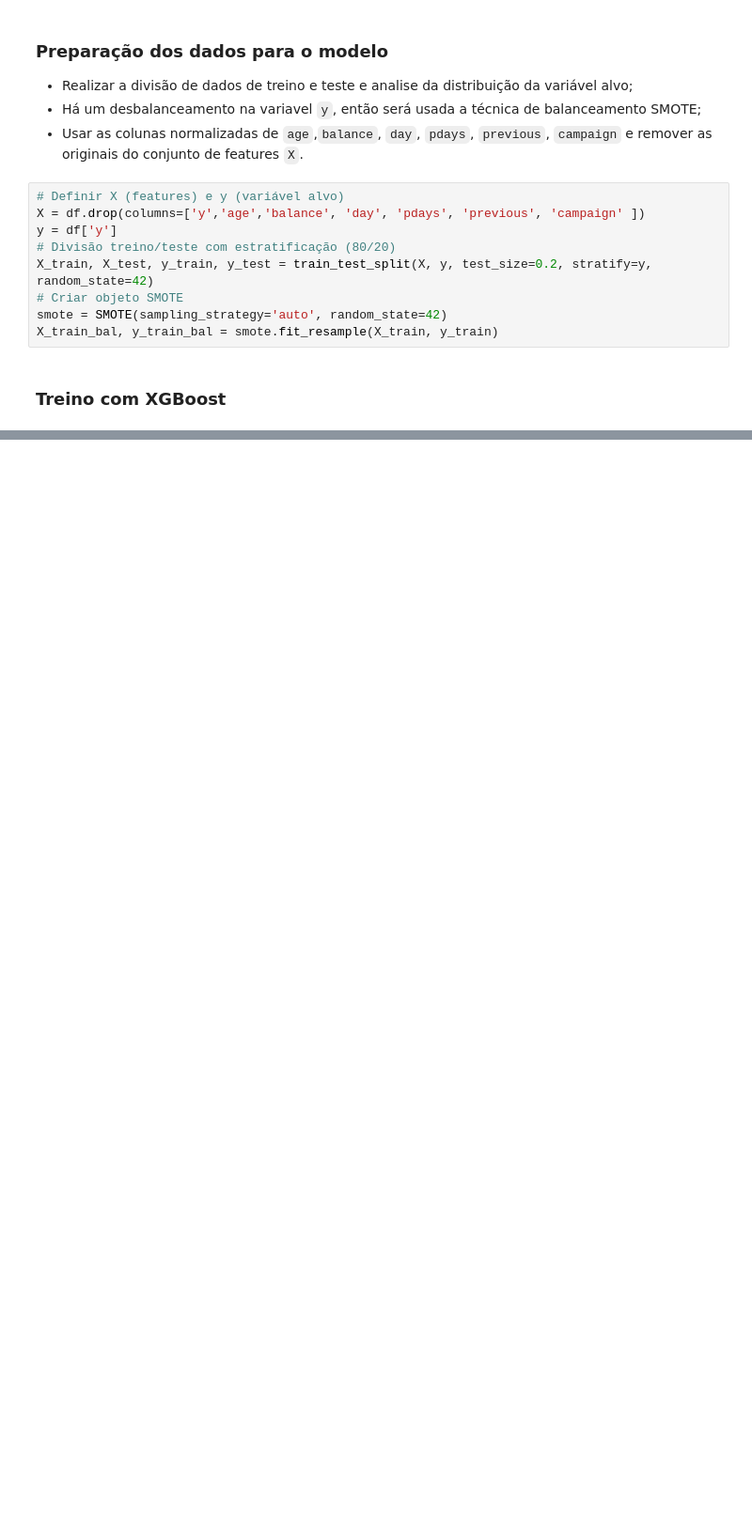
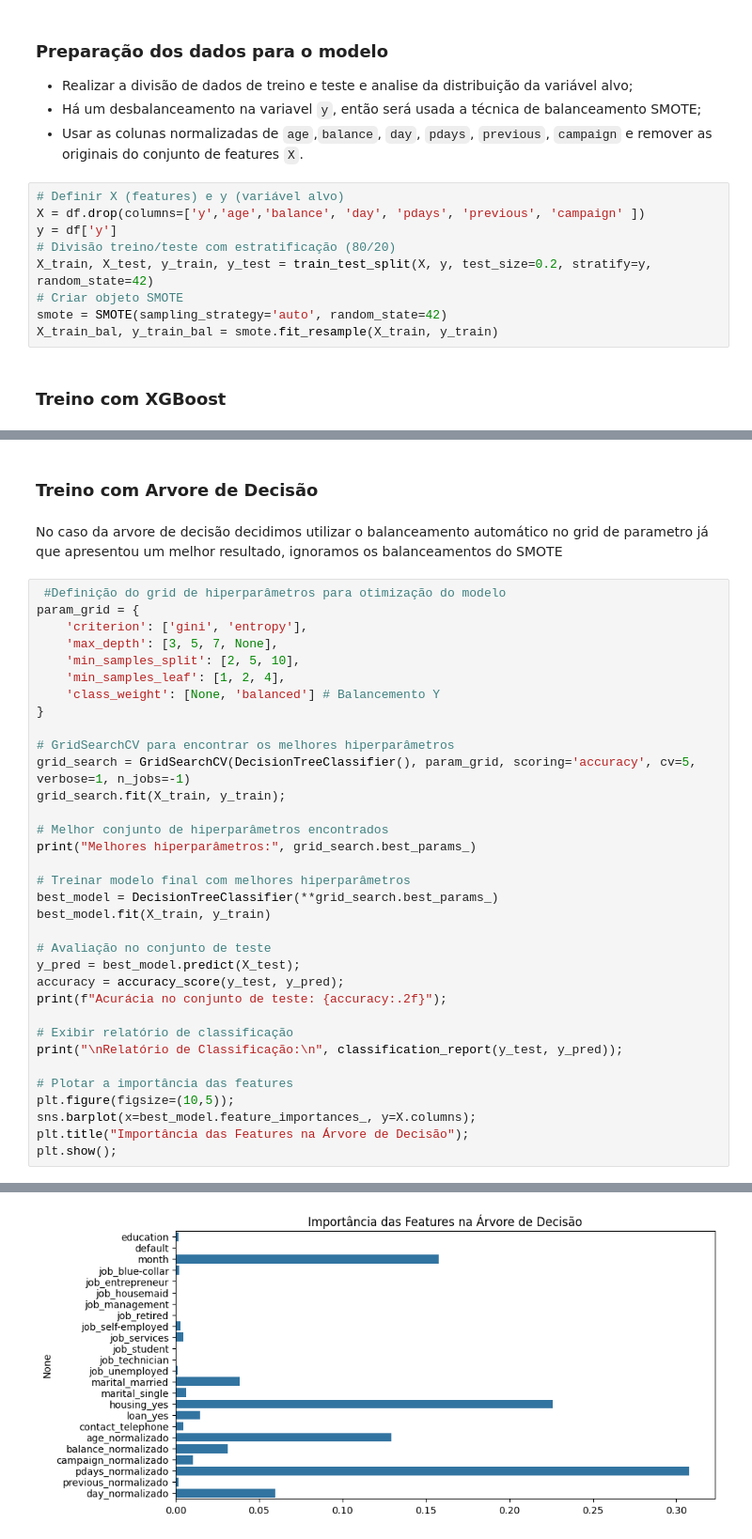
Before and after one commit to felipeoes/bank-marketing, a Jupyter notebook: main.ipynb, the cells around one changed output, grey strips where cells are left out. Shown at 94% size. Drawn from its saved outputs; the diff is of its cells as text; blank space fills up the shorter version.

```diff
--- a/main.ipynb
+++ b/main.ipynb
@@ -231,0 +251,39 @@ plt.show()
+# %% [markdown]
+### Treino com Arvore de Decisão
+# %% [markdown]
+No caso da arvore de decisão decidimos utilizar o balanceamento automático no grid de parametro já que apresentou um melhor resultado, ignoramos os balanceamentos do SMOTE
+# %%
+ #Definição do grid de hiperparâmetros para otimização do modelo
+param_grid = {
+    'criterion': ['gini', 'entropy'],
+    'max_depth': [3, 5, 7, None],
+    'min_samples_split': [2, 5, 10],
+    'min_samples_leaf': [1, 2, 4],
+    'class_weight': [None, 'balanced'] # Balancemento Y
+}
+
+# GridSearchCV para encontrar os melhores hiperparâmetros
+grid_search = GridSearchCV(DecisionTreeClassifier(), param_grid, scoring='accuracy', cv=5, verbose=1, n_jobs=-1)
+grid_search.fit(X_train, y_train);
+
+# Melhor conjunto de hiperparâmetros encontrados
+print("Melhores hiperparâmetros:", grid_search.best_params_)
+
+# Treinar modelo final com melhores hiperparâmetros
+best_model = DecisionTreeClassifier(**grid_search.best_params_)
+best_model.fit(X_train, y_train)
+
+# Avaliação no conjunto de teste
+y_pred = best_model.predict(X_test);
+accuracy = accuracy_score(y_test, y_pred);
+print(f"Acurácia no conjunto de teste: {accuracy:.2f}");
+
+# Exibir relatório de classificação
+print("\nRelatório de Classificação:\n", classification_report(y_test, y_pred));
+
+# Plotar a importância das features
+plt.figure(figsize=(10,5));
+sns.barplot(x=best_model.feature_importances_, y=X.columns);
+plt.title("Importância das Features na Árvore de Decisão");
+plt.show();
+# %% [output]
@@ -231,0 +303 @@ plt.show()
+[figure, added]
```
Also changed, not shown: parts of 6 cells of this notebook.
